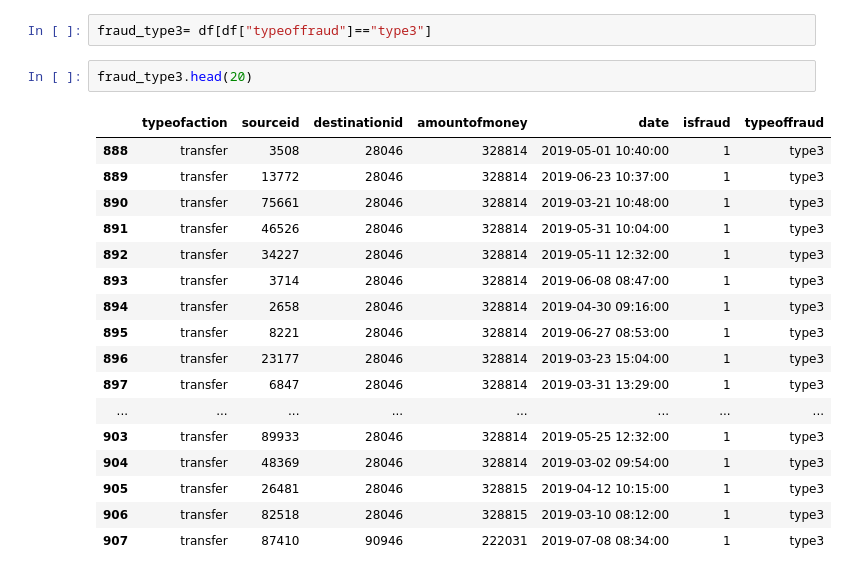
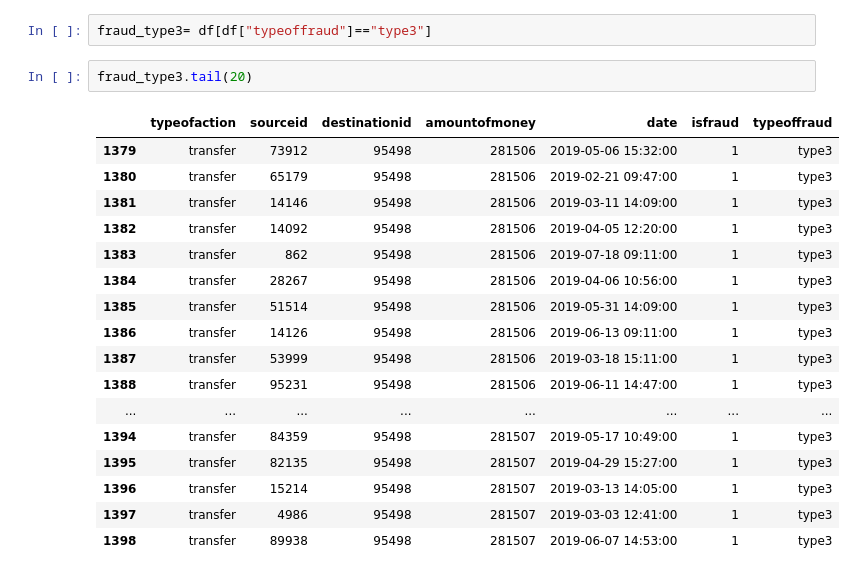
Before and after one commit to kevinTohounke/trabalhoDeConclusaoDeCurso, a Jupyter notebook: Money_laundering.ipynb, the cells around one changed output. Saved outputs shown, nothing was run; the diff lists cells and outputs as text.

```diff
--- a/Money_laundering.ipynb
+++ b/Money_laundering.ipynb
@@ -165,22 +177,22 @@ fraud_type2.head(20)
 # %%
 fraud_type3= df[df["typeoffraud"]=="type3"]
 # %%
-fraud_type3.head(20)
+fraud_type3.tail(20)
 # %% [output]
 |  | typeofaction | sourceid | destinationid | amountofmoney | date | isfraud | typeoffraud |
-| 888 | transfer | 3508 | 28046 | 328814 | 2019-05-01 10:40:00 | 1 | type3 |
-| 889 | transfer | 13772 | 28046 | 328814 | 2019-06-23 10:37:00 | 1 | type3 |
-| 890 | transfer | 75661 | 28046 | 328814 | 2019-03-21 10:48:00 | 1 | type3 |
-| 891 | transfer | 46526 | 28046 | 328814 | 2019-05-31 10:04:00 | 1 | type3 |
-| 892 | transfer | 34227 | 28046 | 328814 | 2019-05-11 12:32:00 | 1 | type3 |
-| 893 | transfer | 3714 | 28046 | 328814 | 2019-06-08 08:47:00 | 1 | type3 |
-| 894 | transfer | 2658 | 28046 | 328814 | 2019-04-30 09:16:00 | 1 | type3 |
-| 895 | transfer | 8221 | 28046 | 328814 | 2019-06-27 08:53:00 | 1 | type3 |
-| 896 | transfer | 23177 | 28046 | 328814 | 2019-03-23 15:04:00 | 1 | type3 |
-| 897 | transfer | 6847 | 28046 | 328814 | 2019-03-31 13:29:00 | 1 | type3 |
+| 1379 | transfer | 73912 | 95498 | 281506 | 2019-05-06 15:32:00 | 1 | type3 |
+| 1380 | transfer | 65179 | 95498 | 281506 | 2019-02-21 09:47:00 | 1 | type3 |
+| 1381 | transfer | 14146 | 95498 | 281506 | 2019-03-11 14:09:00 | 1 | type3 |
+| 1382 | transfer | 14092 | 95498 | 281506 | 2019-04-05 12:20:00 | 1 | type3 |
+| 1383 | transfer | 862 | 95498 | 281506 | 2019-07-18 09:11:00 | 1 | type3 |
+| 1384 | transfer | 28267 | 95498 | 281506 | 2019-04-06 10:56:00 | 1 | type3 |
+| 1385 | transfer | 51514 | 95498 | 281506 | 2019-05-31 14:09:00 | 1 | type3 |
+| 1386 | transfer | 14126 | 95498 | 281506 | 2019-06-13 09:11:00 | 1 | type3 |
+| 1387 | transfer | 53999 | 95498 | 281506 | 2019-03-18 15:11:00 | 1 | type3 |
+| 1388 | transfer | 95231 | 95498 | 281506 | 2019-06-11 14:47:00 | 1 | type3 |
 | ... | ... | ... | ... | ... | ... | ... | ... |
-| 903 | transfer | 89933 | 28046 | 328814 | 2019-05-25 12:32:00 | 1 | type3 |
-| 904 | transfer | 48369 | 28046 | 328814 | 2019-03-02 09:54:00 | 1 | type3 |
-| 905 | transfer | 26481 | 28046 | 328815 | 2019-04-12 10:15:00 | 1 | type3 |
-| 906 | transfer | 82518 | 28046 | 328815 | 2019-03-10 08:12:00 | 1 | type3 |
-| 907 | transfer | 87410 | 90946 | 222031 | 2019-07-08 08:34:00 | 1 | type3 |
+| 1394 | transfer | 84359 | 95498 | 281507 | 2019-05-17 10:49:00 | 1 | type3 |
+| 1395 | transfer | 82135 | 95498 | 281507 | 2019-04-29 15:27:00 | 1 | type3 |
+| 1396 | transfer | 15214 | 95498 | 281507 | 2019-03-13 14:05:00 | 1 | type3 |
+| 1397 | transfer | 4986 | 95498 | 281507 | 2019-03-03 12:41:00 | 1 | type3 |
+| 1398 | transfer | 89938 | 95498 | 281507 | 2019-06-07 14:53:00 | 1 | type3 |
```
Also changed, not shown: parts of 10 cells of this notebook.
